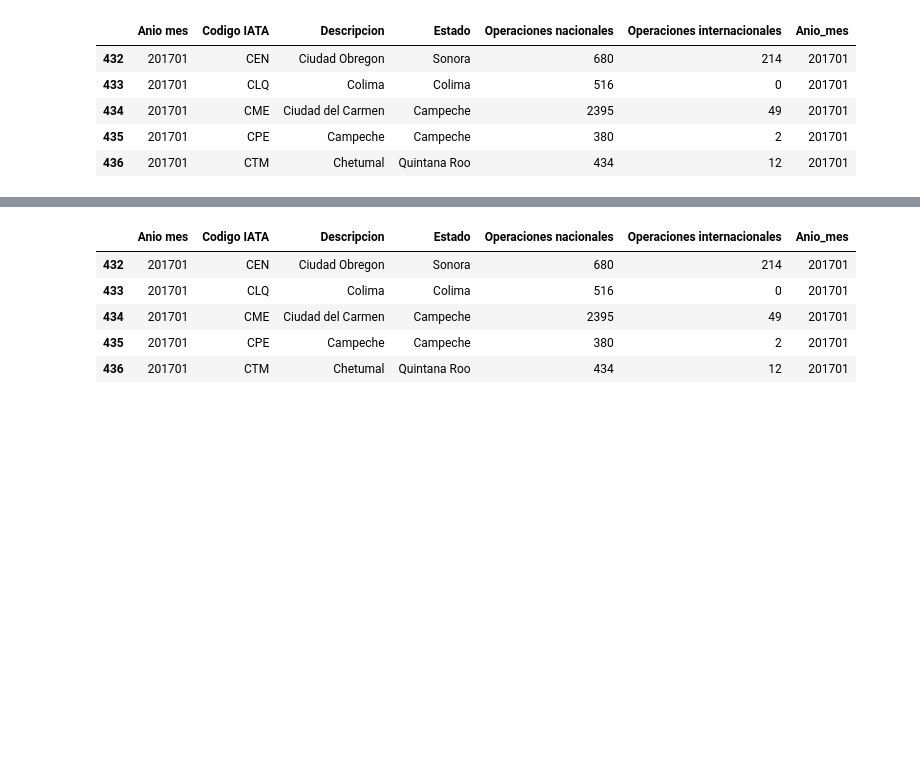
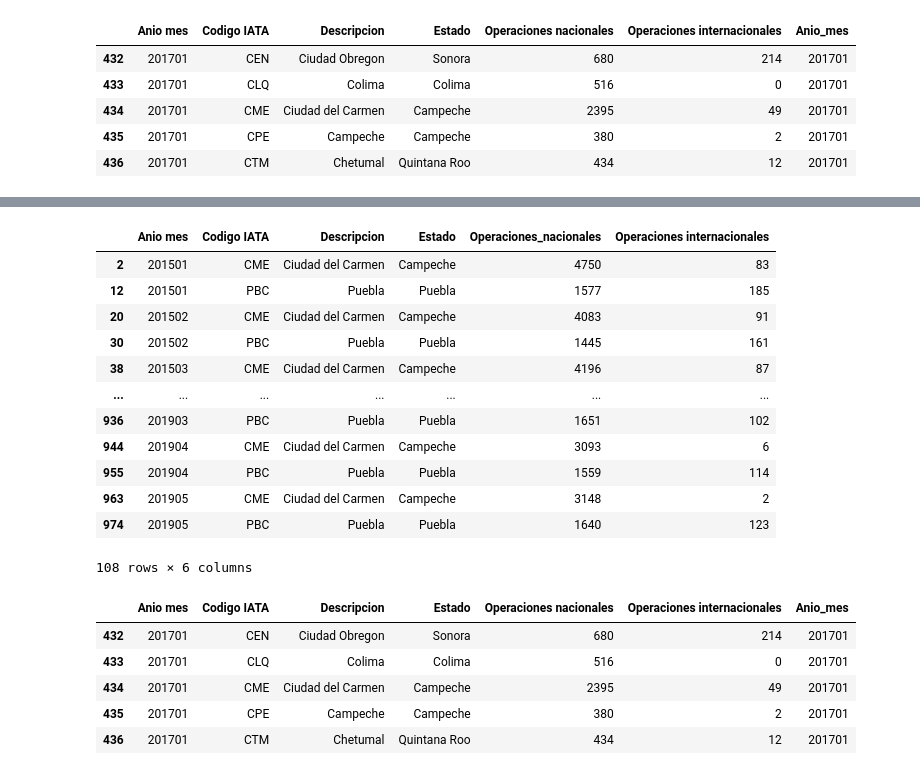
Before and after one commit to FranckEnriquez/DataLab_Community, a Jupyter notebook: Python/Introduction/codes/Data_Manipulation/Data_MTA.ipynb, the cells around one changed output, grey strips where cells are left out. Drawn from its saved outputs; the diff is of its cells as text; code cells hidden in the pictures; blank space fills up the shorter version.

```diff
--- a/Python/Introduction/codes/Data_Manipulation/Data_MTA.ipynb
+++ b/Python/Introduction/codes/Data_Manipulation/Data_MTA.ipynb
@@ -678,3 +751,25 @@ ops[ops['Anio mes'] == 201701].head(5)
+# %%
+num = 1000
+
+(
+    ops
+    .rename(columns={'Operaciones nacionales' : 'Operaciones_nacionales'})
+    .query('Operaciones_nacionales >= @num')
+)
+# %% [output]
+|  | Anio mes | Codigo IATA | Descripcion | Estado | Operaciones_nacionales | Operaciones internacionales |
+| 2 | 201501 | CME | Ciudad del Carmen | Campeche | 4750 | 83 |
+| 12 | 201501 | PBC | Puebla | Puebla | 1577 | 185 |
+| 20 | 201502 | CME | Ciudad del Carmen | Campeche | 4083 | 91 |
+| 30 | 201502 | PBC | Puebla | Puebla | 1445 | 161 |
+| 38 | 201503 | CME | Ciudad del Carmen | Campeche | 4196 | 87 |
+| ... | ... | ... | ... | ... | ... | ... |
+| 936 | 201903 | PBC | Puebla | Puebla | 1651 | 102 |
+| 944 | 201904 | CME | Ciudad del Carmen | Campeche | 3093 | 6 |
+| 955 | 201904 | PBC | Puebla | Puebla | 1559 | 114 |
+| 963 | 201905 | CME | Ciudad del Carmen | Campeche | 3148 | 2 |
+| 974 | 201905 | PBC | Puebla | Puebla | 1640 | 123 |
+108 rows × 6 columns
 # %%
 (
     ops
```
Also changed, not shown: parts of 8 cells of this notebook, 5 other files.
